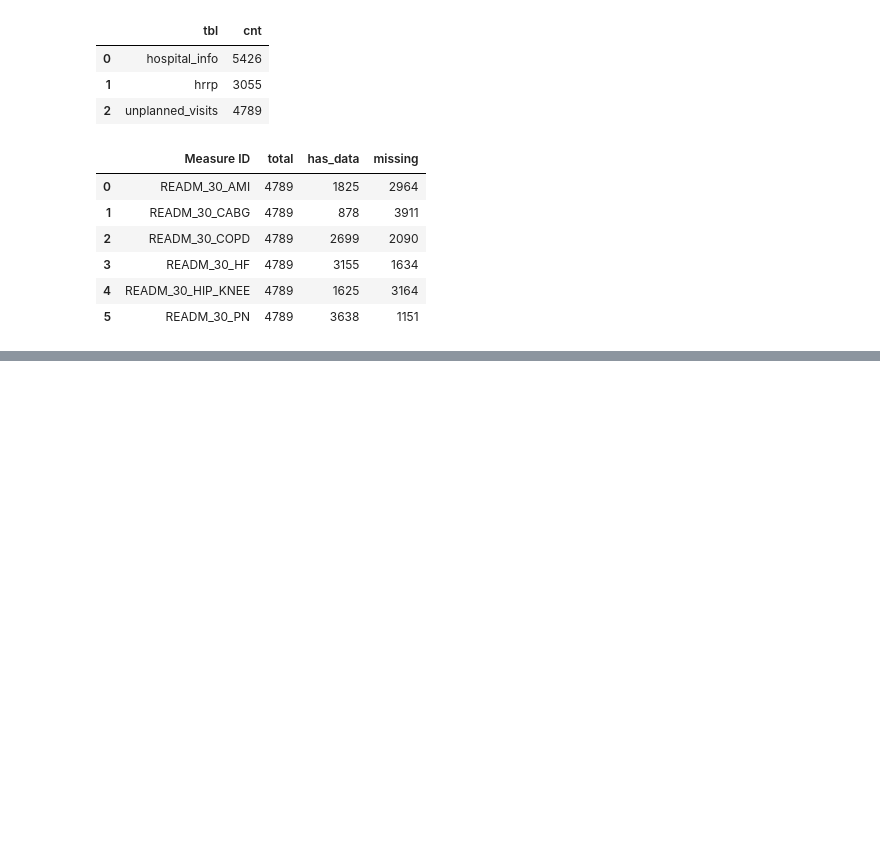
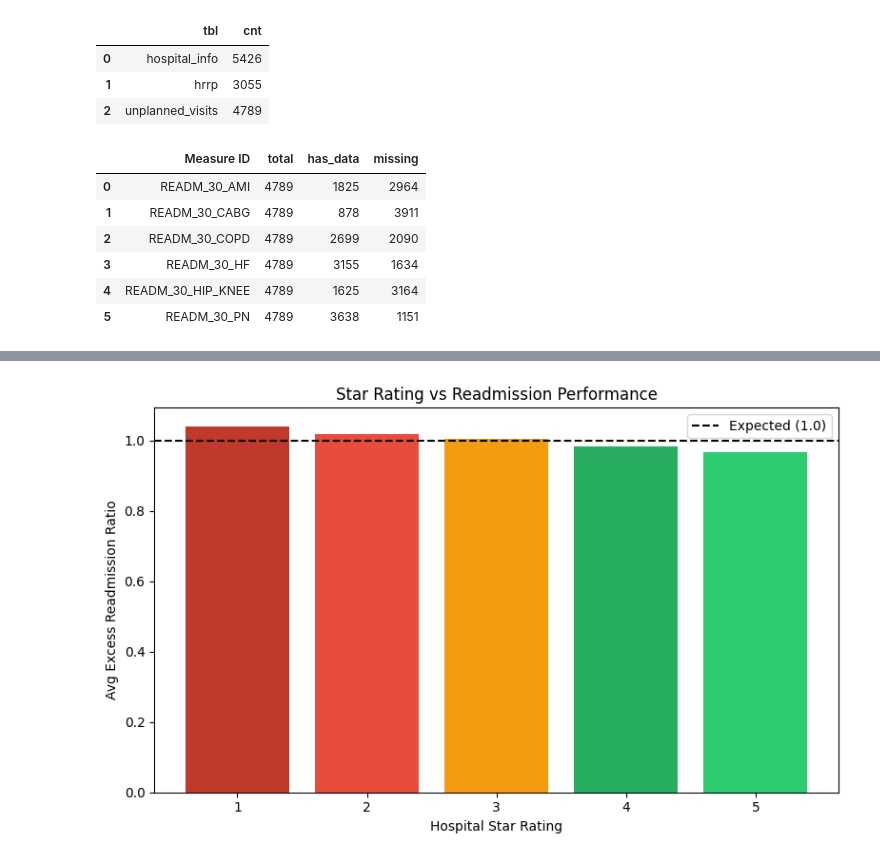
Before and after one commit to athulyabiju23/hospital-readmission-analysis, a Jupyter notebook: hospital_readmission_analysis.ipynb, the cells around one changed output, grey strips where cells are left out. Drawn from its saved outputs; the diff is of its cells as text; code cells hidden in the pictures; blank space fills up the shorter version.

```diff
--- a/hospital_readmission_analysis.ipynb
+++ b/hospital_readmission_analysis.ipynb
@@ -180,0 +551,18 @@ pd.read_sql("""
+# %%
+# chart 2: star rating vs avg ERR
+star_data = master[master['overall_rating'].notna() & master['excess_readmission_ratio'].notna()]
+star_stats = star_data.groupby('overall_rating')['excess_readmission_ratio'].mean()
+
+fig, ax = plt.subplots(figsize=(8, 5))
+ax.bar(star_stats.index, star_stats.values,
+       color=['#c0392b', '#e74c3c', '#f39c12', '#27ae60', '#2ecc71'])
+ax.axhline(y=1.0, color='black', linestyle='--', label='Expected (1.0)')
+ax.set_xlabel('Hospital Star Rating')
+ax.set_ylabel('Avg Excess Readmission Ratio')
+ax.set_title('Star Rating vs Readmission Performance')
+ax.legend()
+plt.tight_layout()
+plt.savefig('charts/02_star_vs_err.png', dpi=150)
+plt.show()
+# %% [output]
+[figure, added]
```
Also changed, not shown: parts of 25 cells of this notebook, 9 other files.
